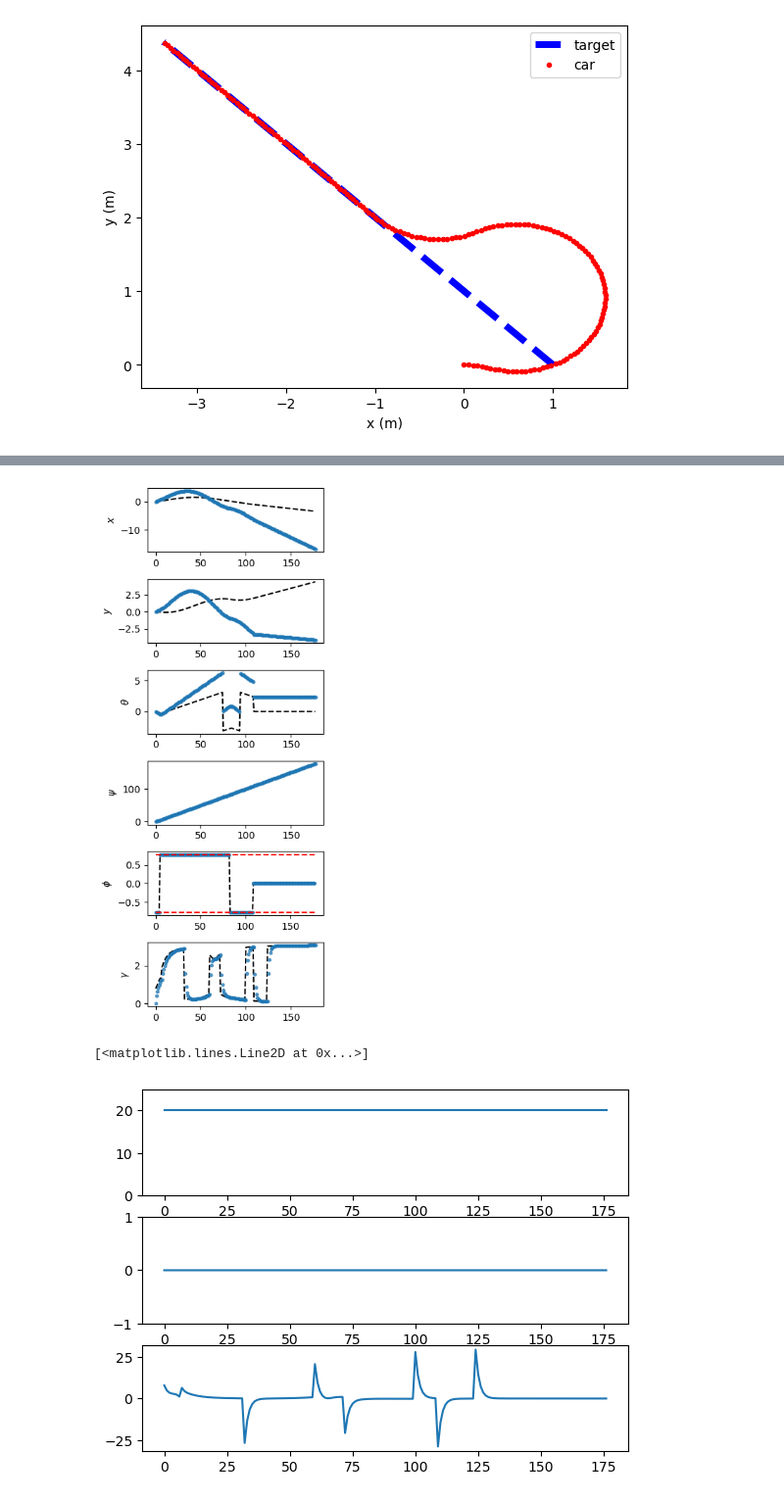
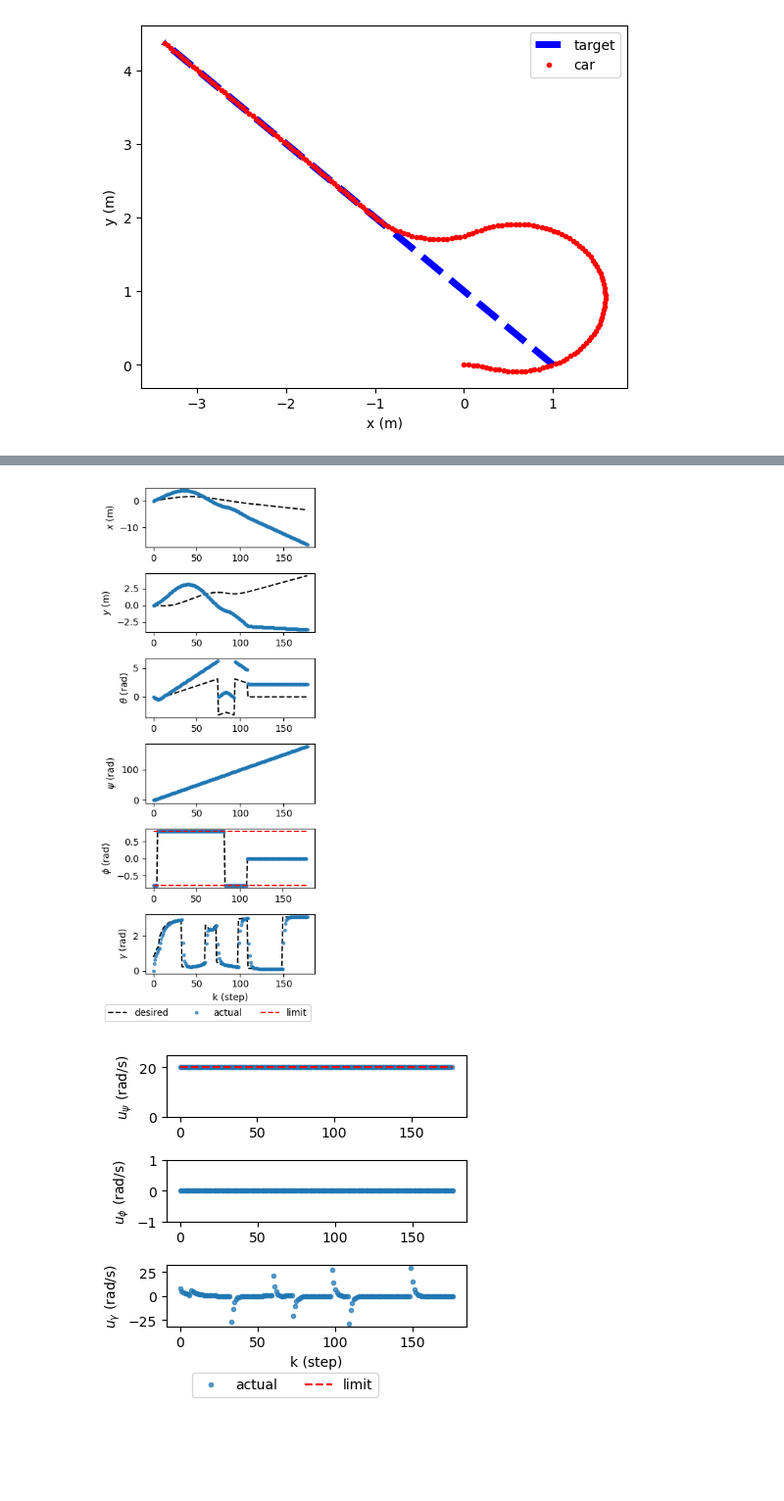
Before and after one commit to c-hague/LinearizedCarRobot, a Jupyter notebook: linearizedCar.ipynb, the cells around one changed output, grey strips where cells are left out. Shown at 98% size. Saved outputs shown, nothing was run; the diff lists cells and outputs as text; code cells hidden in the pictures; blank space fills up the shorter version.

Commit message:
updated read me and graphs

```diff
--- a/linearizedCar.ipynb
+++ b/linearizedCar.ipynb
@@ -486,40 +495,51 @@ for n in range(T):
 # %%
 fig = plt.figure(figsize=(3.5, 8))
 axes = fig.subplots(6, 1)
-axes[0].plot(x_desired[:, 0], 'k--')
-axes[0].plot(x_r[0, :], '.', alpha=.7)
-axes[0].set_ylabel('$x$')
+p1 = axes[0].plot(x_desired[:, 0], 'k--', label='desired')
+p2 = axes[0].plot(x_r[0, :], '.', alpha=.7, label='actual')
+axes[0].set_ylabel('$x$ (m)')
 axes[1].plot(x_desired[:, 1], 'k--')
 axes[1].plot(x_r[1, :], '.', alpha=.7)
-axes[1].set_ylabel('$y$')
+axes[1].set_ylabel('$y$ (m)')
 axes[2].plot(x_desired[:, 2], 'k--')
 axes[2].plot(x_r[2, :], '.', alpha=.7)
-axes[2].set_ylabel(r'$\theta$')
+axes[2].set_ylabel(r'$\theta$ (rad)')
 axes[3].plot(x_desired[:, 3], 'k--')
 axes[3].plot(x_r[3, :], '.', alpha=.7)
-axes[3].set_ylabel('$\psi$')
+axes[3].set_ylabel('$\psi$ (rad)')
 axes[4].plot(x_desired[:, 4], 'k--')
 axes[4].plot(x_r[4, :], '.', alpha=.7)
-axes[4].set_ylabel('$\phi$')
-axes[4].plot([0, T+1], [-phi_max, -phi_max], c='r', ls='--')
+axes[4].set_ylabel('$\phi$ (rad)')
+p3 = axes[4].plot([0, T+1], [-phi_max, -phi_max], c='r', ls='--', label='limit')
 axes[4].plot([0, T+1], [phi_max, phi_max], c='r', ls='--')
 axes[5].plot(x_desired[:, 5], 'k--')
 axes[5].plot(x_r[5, :], '.', alpha=.7)
-axes[5].set_ylabel('$\gamma$')
+axes[5].set_ylabel('$\gamma$ (rad)')
+axes[5].set_xlabel('k (step)')
+fig.legend(loc='lower center', ncol=3, bbox_to_anchor=(.5, -.025))
 fig.tight_layout()
+fig.savefig('target/path.pdf', bbox_inches='tight')
 # %% [output]
-[figure, old version]
+[figure, new version]
 # %%
-fig = plt.figure()
+fig = plt.figure(figsize=(4, 3.5))
 axes = fig.subplots(3, 1)
-axes[0].plot(u_r[0, :])
+axes[0].plot(u_r[0, :], '.', alpha=.7)
+axes[0].plot([0, len(u_r[0, :])], [20, 20], c='r', ls='--')
 axes[0].set_ylim([0, 25])
-axes[1].plot(u_r[1, :])
+axes[0].set_ylabel(r'$u_\psi$ (rad/s)')
+axes[1].plot(u_r[1, :], '.', alpha=.7)
 axes[1].set_ylim([-1, 1])
-axes[2].plot(u_r[2, :])
+axes[1].set_ylabel(r'$u_\phi$ (rad/s)')
+axes[2].plot(u_r[2, :], '.', alpha=.7)
+axes[2].set_ylabel(r'$u_\gamma$ (rad/s)')
+axes[2].set_xlabel('k (step)')
+fig.legend(['actual', 'limit'], loc='lower center', ncol=3, bbox_to_anchor=(.5, -.06))
+
+fig.tight_layout()
+fig.savefig('target/controller.pdf', bbox_inches='tight')
 # %% [output]
-[<matplotlib.lines.Line2D at 0x...>]
-[figure, old version]
+[figure, new version]
 # %%
 def control(t):
    k = int(np.floor(t / dt))
```
Also changed, not shown: parts of 7 cells of this notebook, 2 other files.
